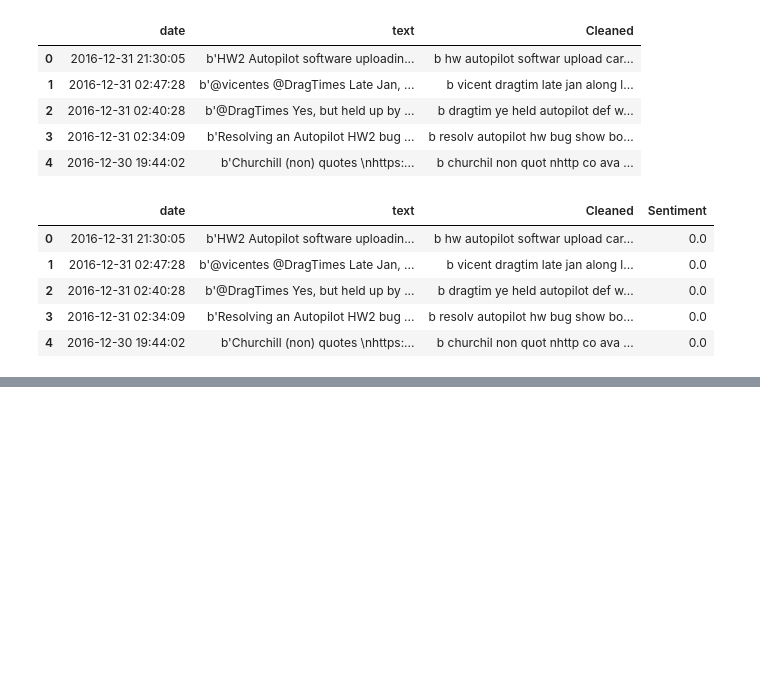
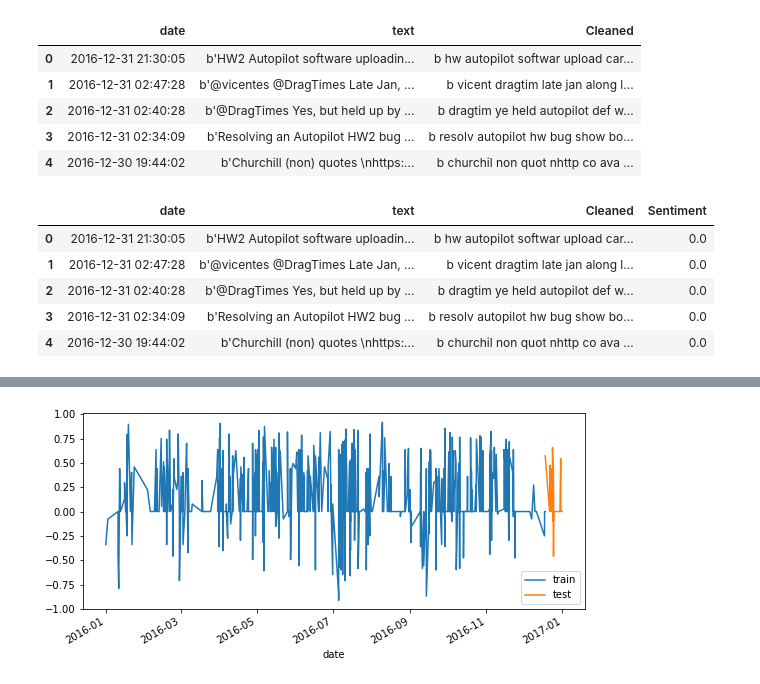
Before and after one commit to DarrenCCT/ADA-and-BDSP-CA2, a Jupyter notebook: CA2.ipynb, the cells around one changed output, grey strips where cells are left out. Cells and saved outputs as stored; diff of their text form; code cells hidden in the pictures; blank space fills up the shorter version.

Commit message:
Average Sentiments
All dates now have an average sentiment. Ready for forecasting

```diff
--- a/CA2.ipynb
+++ b/CA2.ipynb
@@ -385,0 +501,6 @@ data.to_csv('CleanedTweets.csv', index=False)
+# %%
+data["date"]=pd.to_datetime(data["date"],format="%Y/%m/%d")
+# %%
+data=data.set_index("date")
+# %%
+data=data.sort_index()
@@ -385,0 +542,4 @@ data.to_csv('CleanedTweets.csv', index=False)
+# %%
+steps=36
+data_train=data[:-steps]
+data_test=data[-steps:]
@@ -385,0 +552,7 @@ data.to_csv('CleanedTweets.csv', index=False)
+# %%
+fig, ax=plt.subplots(figsize=(9,4))
+data_train['Sentiment'].plot(ax=ax, label='train')
+data_test['Sentiment'].plot(ax=ax, label="test")
+ax.legend();
+# %% [output]
+[figure, added]
```
Also changed, not shown: parts of 30 cells of this notebook, 2 other files.
